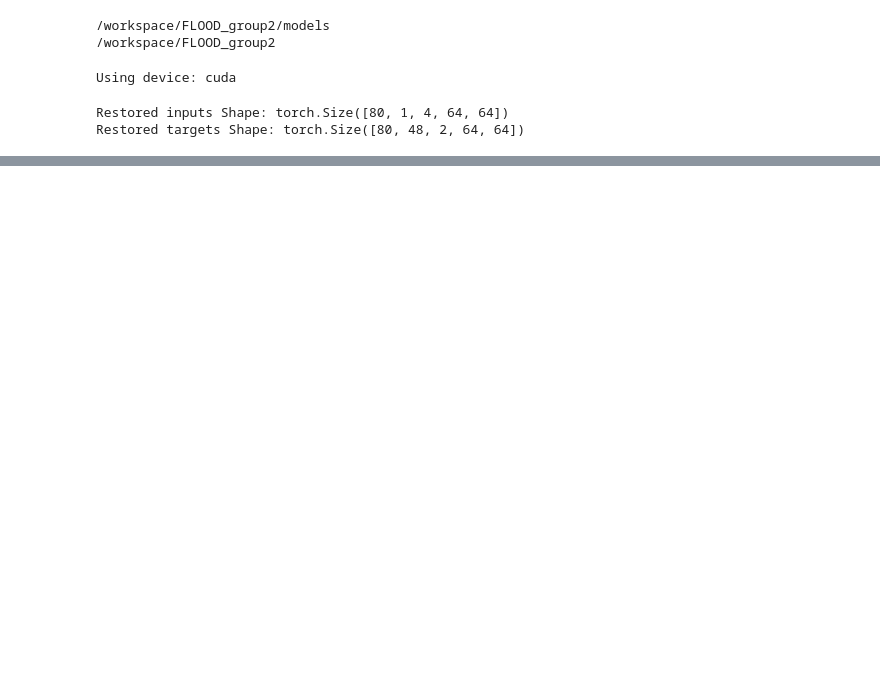
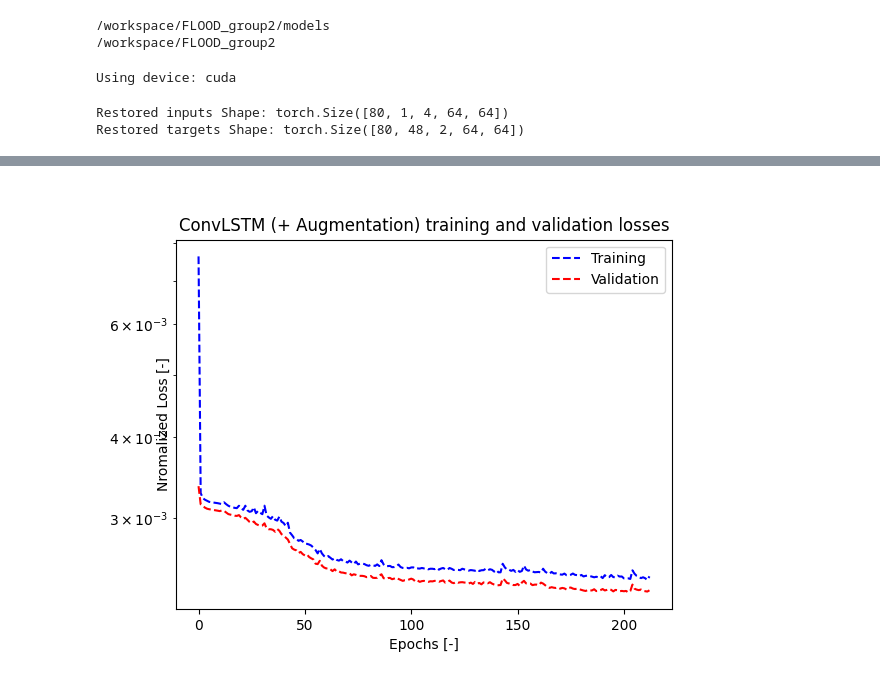
Before and after one commit to antoniomagherini99/FLOOD_group2, a Jupyter notebook: models/ConvLSTM_model/test_augmentation.ipynb, the cells around one changed output, grey strips where cells are left out. Saved outputs shown, nothing was run; the diff lists cells and outputs as text; code cells hidden in the pictures; blank space fills up the shorter version.

```diff
--- a/models/ConvLSTM_model/test_augmentation.ipynb
+++ b/models/ConvLSTM_model/test_augmentation.ipynb
@@ -111,6 +111,6 @@ def augmentation(train_dataset, range_t, p_hflip=0.5, p_vflip=0.5, full=True):
 # Normalize the inputs and outputs using training dataset
 scaler_x, scaler_wd, scaler_q = scaler(train_dataset)
 
-normalized_train_dataset = normalize_dataset(train_dataset, scaler_x, scaler_wd, scaler_q)
+normalized_train_dataset = normalize_dataset(train_dataset, scaler_x, scaler_wd, scaler_q, train_val)
 # %%
 transformed_dataset = augmentation(normalized_train_dataset, range_t=len(normalized_train_dataset), p_hflip=0.5, p_vflip=0.5, full=True)
@@ -171,10 +175,9 @@ def train_epoch_conv_lstm(model, loader, optimizer, device):
 
         # concat over the dimension 1 (time steps)
         list_preds = torch.cat(preds, dim=1)
-        # print(np.shape(y))
-        # print(np.shape(list_preds))
+
         # MSE loss function
-        loss = nn.MSELoss()(list_preds[:, 1:], y) #hard-coded, 1st output removed -- needs a check
+        loss = nn.MSELoss()(list_preds, y)
 
         losses.append(loss.cpu().detach())
 
@@ -208,5 +211,5 @@ for epoch in range(1, num_epochs+1):
     train_losses.append(train_loss)
     val_losses.append(val_loss)
 
-    if epoch%100 == 0:
+    if epoch%10 == 0:
         print(f"epoch: {epoch} \t training loss: {train_loss: .2e} \t validation loss: {val_loss: .2e}")
@@ -214,7 +236,9 @@ for epoch in range(1, num_epochs+1):
 model = copy.deepcopy(best_model)
 torch.save(model.state_dict(), save_path)
 # %%
-plot_losses(train_losses, val_losses, 'ConvLSTM + Augmentation')
+plot_losses(train_losses, val_losses, 'ConvLSTM (+ Augmentation) ')
+# %% [output]
+[figure, added]
 # %%
 plot_animation(10, normalized_train_dataset, model, train_val,
                scaler_x, scaler_wd, scaler_q, device = device, save = False)
```
Also changed, not shown: parts of 6 cells of this notebook, 1 other file.
